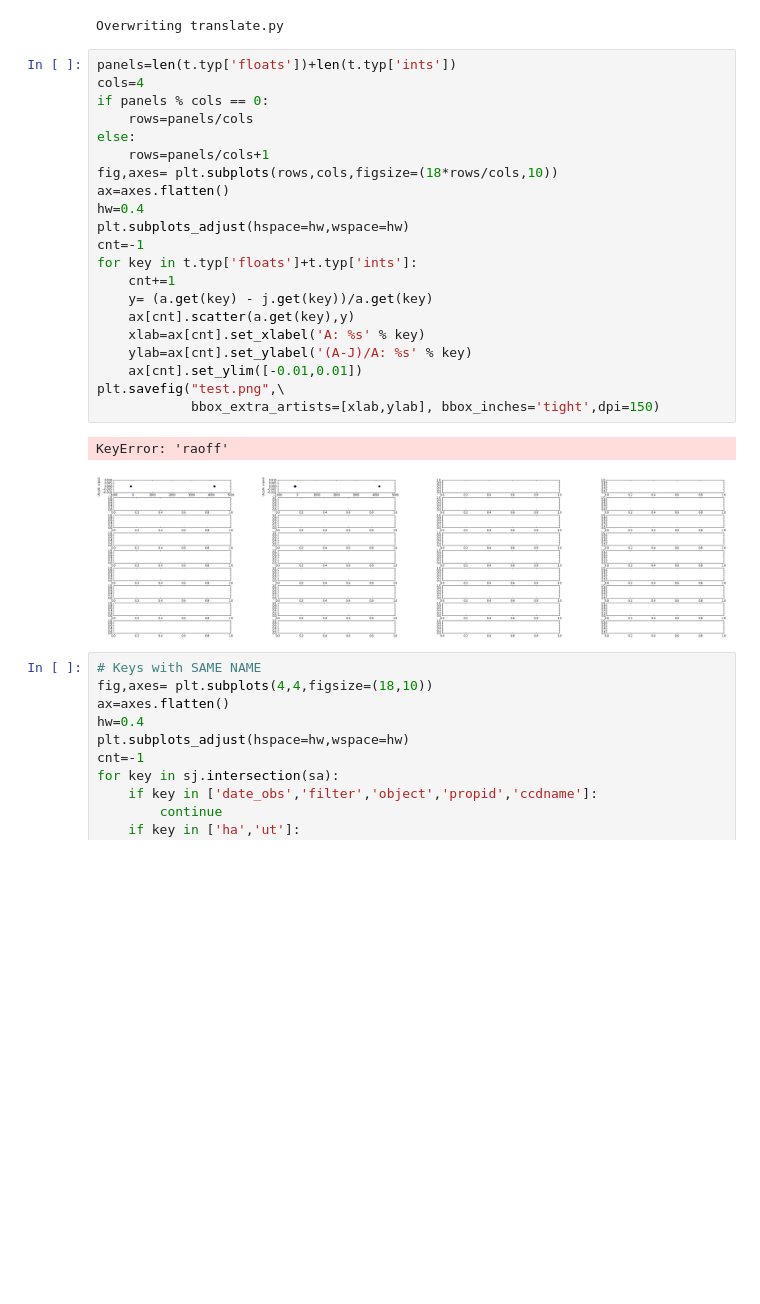
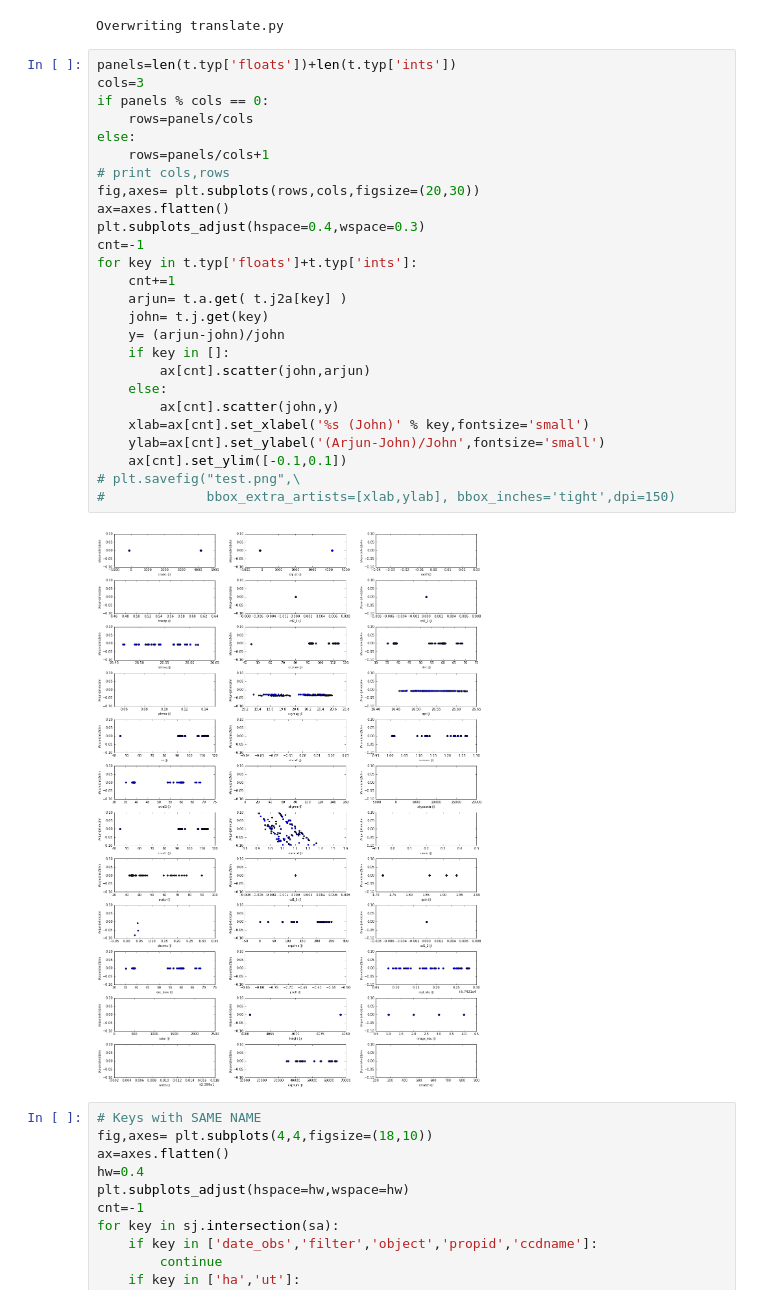
Before and after one commit to kaylanb/thesis_code, a Jupyter notebook: zeropoints/legacy-zeropoints.ipynb, the cells around one changed output. Cells and saved outputs as stored; diff of their text form; blank space fills up the shorter version.

```diff
--- a/zeropoints/legacy-zeropoints.ipynb
+++ b/zeropoints/legacy-zeropoints.ipynb
@@ -193,28 +193,32 @@ class Translator(object):
 Overwriting translate.py
 # %%
 panels=len(t.typ['floats'])+len(t.typ['ints'])
-cols=4
+cols=3
 if panels % cols == 0:
     rows=panels/cols
 else:
     rows=panels/cols+1
-fig,axes= plt.subplots(rows,cols,figsize=(18*rows/cols,10))
+# print cols,rows
+fig,axes= plt.subplots(rows,cols,figsize=(20,30))
 ax=axes.flatten()
-hw=0.4
-plt.subplots_adjust(hspace=hw,wspace=hw)
+plt.subplots_adjust(hspace=0.4,wspace=0.3)
 cnt=-1
 for key in t.typ['floats']+t.typ['ints']:
     cnt+=1
-    y= (a.get(key) - j.get(key))/a.get(key)
-    ax[cnt].scatter(a.get(key),y)
-    xlab=ax[cnt].set_xlabel('A: %s' % key)
-    ylab=ax[cnt].set_ylabel('(A-J)/A: %s' % key)
-    ax[cnt].set_ylim([-0.01,0.01])
-plt.savefig("test.png",\
-            bbox_extra_artists=[xlab,ylab], bbox_inches='tight',dpi=150)
+    arjun= t.a.get( t.j2a[key] )
+    john= t.j.get(key)
+    y= (arjun-john)/john
+    if key in []:
+        ax[cnt].scatter(john,arjun)
+    else:
+        ax[cnt].scatter(john,y)
+    xlab=ax[cnt].set_xlabel('%s (John)' % key,fontsize='small')
+    ylab=ax[cnt].set_ylabel('(Arjun-John)/John',fontsize='small')
+    ax[cnt].set_ylim([-0.1,0.1])
+# plt.savefig("test.png",\
+#             bbox_extra_artists=[xlab,ylab], bbox_inches='tight',dpi=150)
 # %% [output]
-KeyError: 'raoff'
-[figure, old version]
+[figure, new version]
 # %%
 # Keys with SAME NAME
 fig,axes= plt.subplots(4,4,figsize=(18,10))
```
